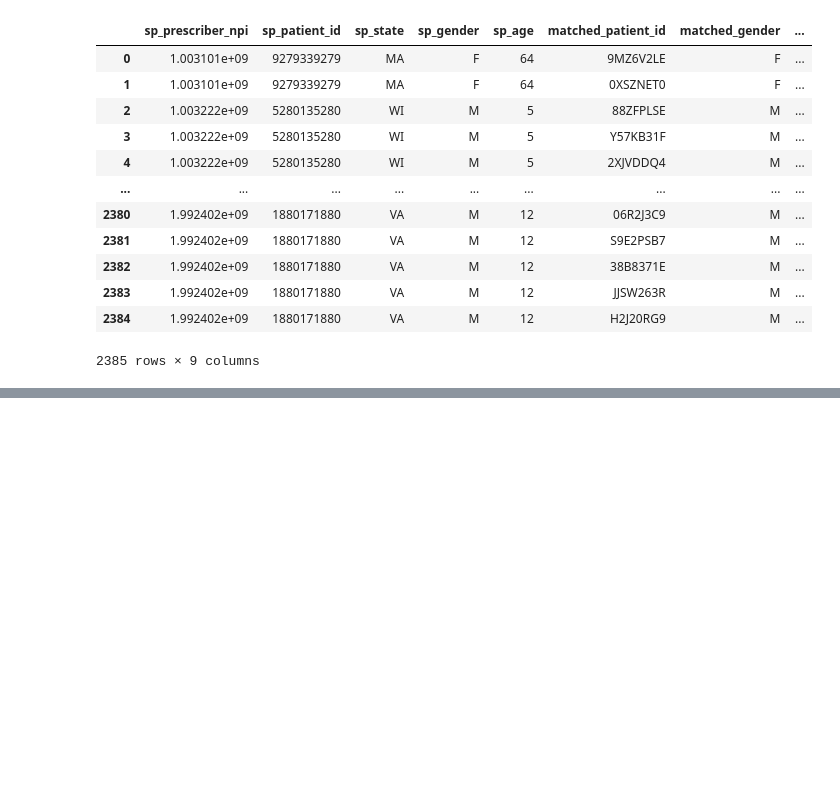
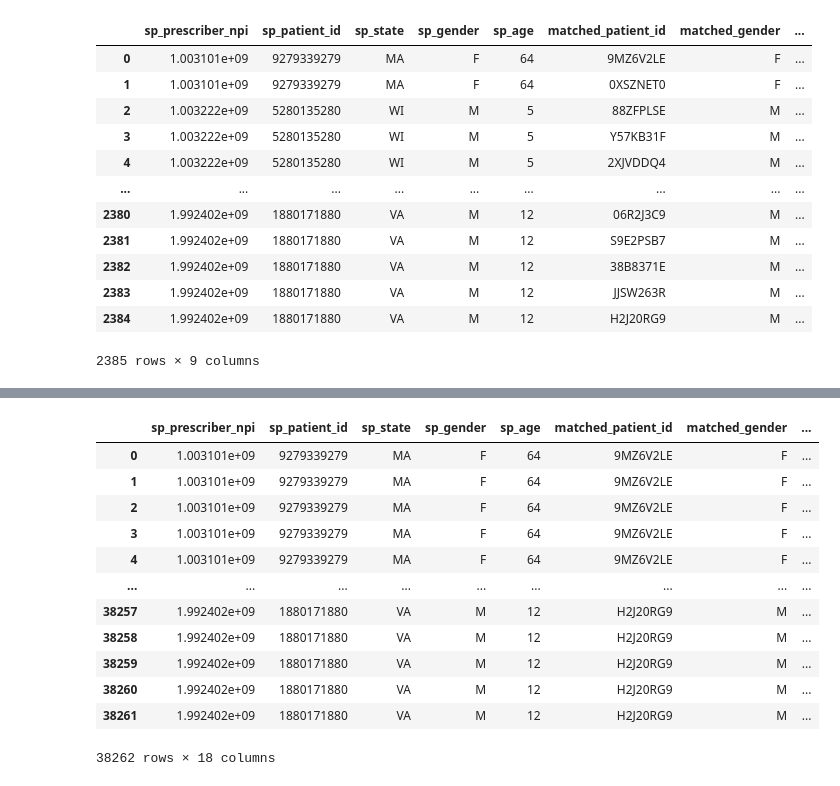
Before and after one commit to Sneh-ProcDNA/Data_Stitching, a Jupyter notebook: src/modules/data_stitching.ipynb, the cells around one changed output, grey strips where cells are left out. Cells and saved outputs as stored; diff of their text form; code cells hidden in the pictures; blank space fills up the shorter version.

Commit message:
Added dispense quantity and timeline

```diff
--- a/src/modules/data_stitching.ipynb
+++ b/src/modules/data_stitching.ipynb
@@ -357,0 +399,18 @@ final_df.to_excel('final_diagnosis_therapy.xlsx', index=False)
+# %%
+def cleanse_ship_date(ship_date):
+    if ship_date is None or pd.isna(ship_date):
+        return pd.NaT
+
+    ship_date = str(ship_date)
+
+    if '-' in ship_date:
+        return pd.to_datetime(ship_date).date()
+
+    converted_date = pd.to_datetime(int(ship_date), origin='1899-12-30', unit='D').date()
+
+    return converted_date
+# %%
+sp_dispense['ship_date'] = sp_dispense['ship_date'].apply(
+    cleanse_ship_date
+)
+sp_dispense['ship_date'] = pd.to_datetime(sp_dispense['ship_date'], errors='coerce')
@@ -357,0 +437,3 @@ final_df.to_excel('final_diagnosis_therapy.xlsx', index=False)
+# %%
+px_dispense = px_df[['patient_id', 'fill_date', 'date_prescription_written', 'transaction_result', 'days_supply', 'quantity']].copy()
+px_dispense
@@ -357,0 +454,5 @@ final_df.to_excel('final_diagnosis_therapy.xlsx', index=False)
+# %%
+px_dispense['fill_date'] = pd.to_datetime(px_dispense['fill_date'])
+px_dispense['date_prescription_written'] = pd.to_datetime(px_dispense['date_prescription_written'])
+
+px_dispense.info()
@@ -357,0 +473,19 @@ final_df.to_excel('final_diagnosis_therapy.xlsx', index=False)
+# %%
+sp_core_copy = sp_core_df.copy()
+sp_core_copy = sp_core_copy.merge(sp_dispense, how='left', left_on='sp_patient_id', right_on='patient_id').drop(columns=['patient_id'])
+sp_core_copy = sp_core_copy.merge(px_dispense, how='left', left_on='matched_patient_id', right_on='patient_id').drop(columns=['patient_id'])
+sp_core_copy
+# %% [output]
+|  | sp_prescriber_npi | sp_patient_id | sp_state | sp_gender | sp_age | matched_patient_id | matched_gender | ... |
+| 0 | 1.003101e+09 | 9279339279 | MA | F | 64 | 9MZ6V2LE | F | ... |
+| 1 | 1.003101e+09 | 9279339279 | MA | F | 64 | 9MZ6V2LE | F | ... |
+| 2 | 1.003101e+09 | 9279339279 | MA | F | 64 | 9MZ6V2LE | F | ... |
+| 3 | 1.003101e+09 | 9279339279 | MA | F | 64 | 9MZ6V2LE | F | ... |
+| 4 | 1.003101e+09 | 9279339279 | MA | F | 64 | 9MZ6V2LE | F | ... |
+| ... | ... | ... | ... | ... | ... | ... | ... | ... |
+| 38257 | 1.992402e+09 | 1880171880 | VA | M | 12 | H2J20RG9 | M | ... |
+| 38258 | 1.992402e+09 | 1880171880 | VA | M | 12 | H2J20RG9 | M | ... |
+| 38259 | 1.992402e+09 | 1880171880 | VA | M | 12 | H2J20RG9 | M | ... |
+| 38260 | 1.992402e+09 | 1880171880 | VA | M | 12 | H2J20RG9 | M | ... |
+| 38261 | 1.992402e+09 | 1880171880 | VA | M | 12 | H2J20RG9 | M | ... |
+38262 rows × 18 columns
```
Also changed, not shown: parts of 24 cells of this notebook.
